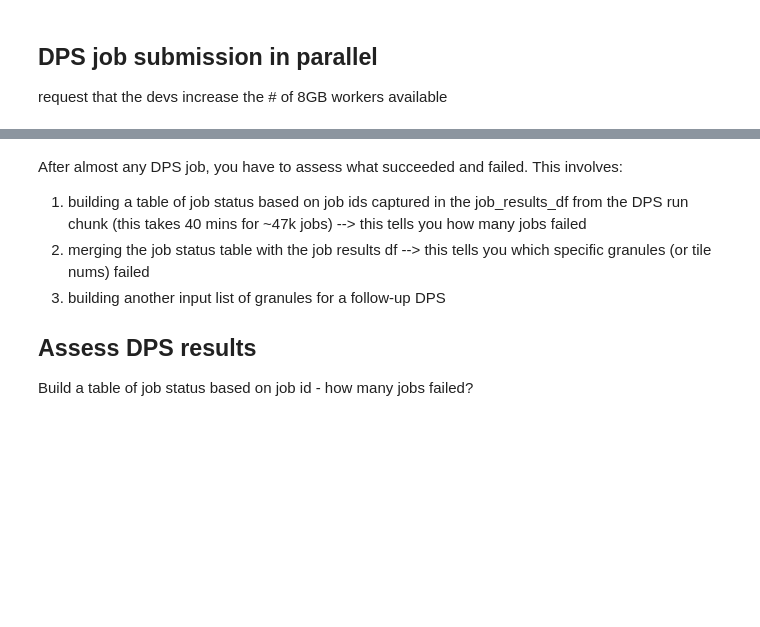
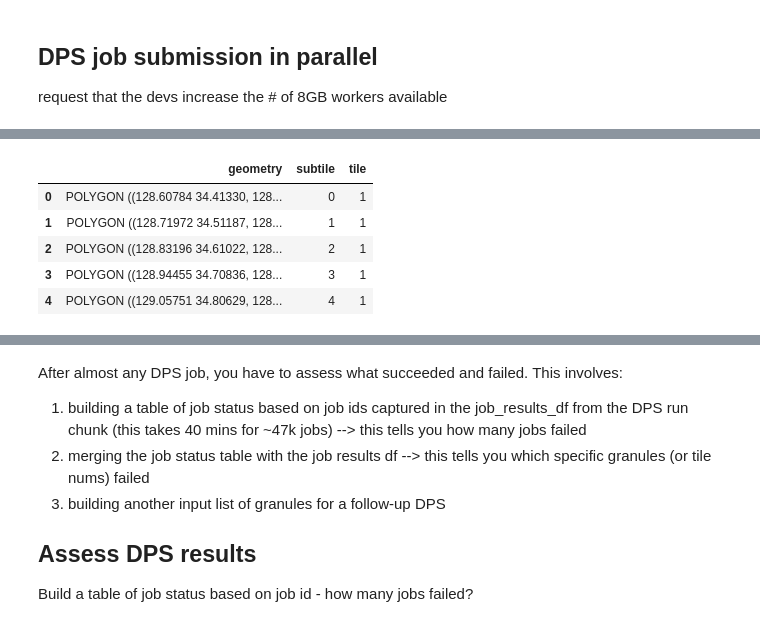
Before and after one commit to lauraduncanson/icesat2_boreal, a Jupyter notebook: notebooks/3.Gridded_product_development/DPS_gee_export.ipynb, the cells around one changed output, grey strips where cells are left out. Drawn from its saved outputs; the diff is of its cells as text; code cells hidden in the pictures; blank space fills up the shorter version.

```diff
--- a/notebooks/3.Gridded_product_development/DPS_gee_export.ipynb
+++ b/notebooks/3.Gridded_product_development/DPS_gee_export.ipynb
@@ -414,0 +484,9 @@ submit_results_df.info()
+# %%
+z.head()
+# %% [output]
+|  | geometry | subtile | tile |
+| 0 | POLYGON ((128.60784 34.41330, 128... | 0 | 1 |
+| 1 | POLYGON ((128.71972 34.51187, 128... | 1 | 1 |
+| 2 | POLYGON ((128.83196 34.61022, 128... | 2 | 1 |
+| 3 | POLYGON ((128.94455 34.70836, 128... | 3 | 1 |
+| 4 | POLYGON ((129.05751 34.80629, 128... | 4 | 1 |
```
Also changed, not shown: parts of 47 cells of this notebook, 2 other files.
